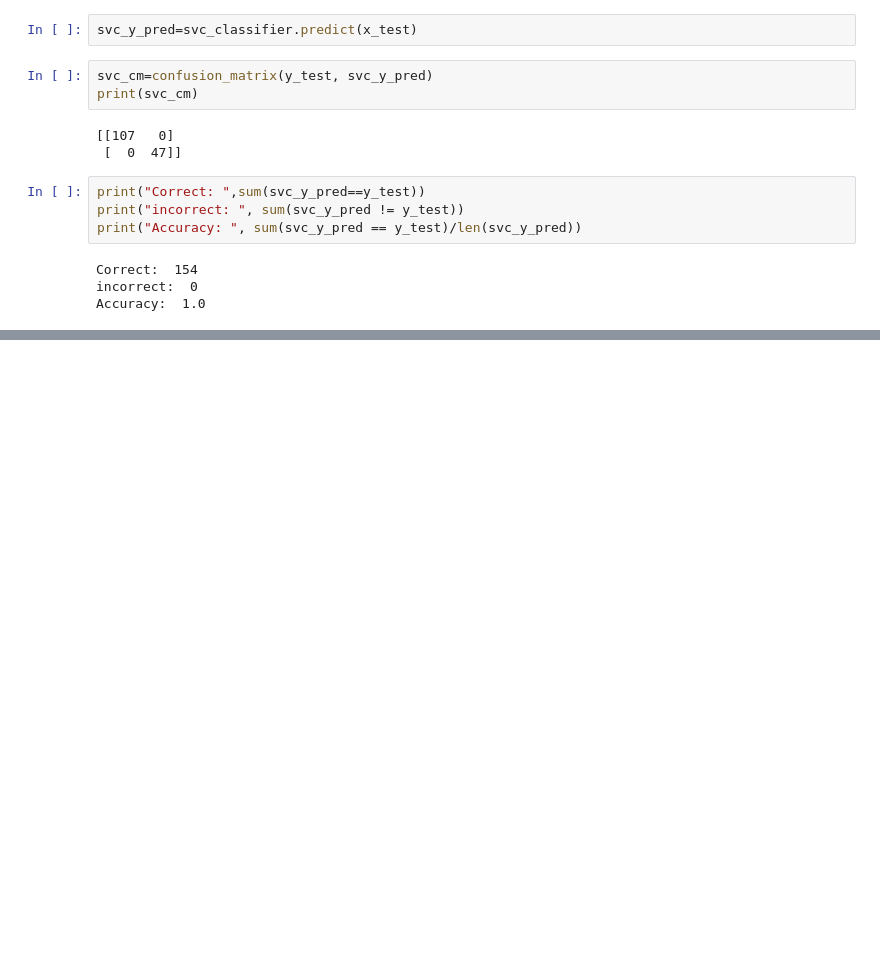
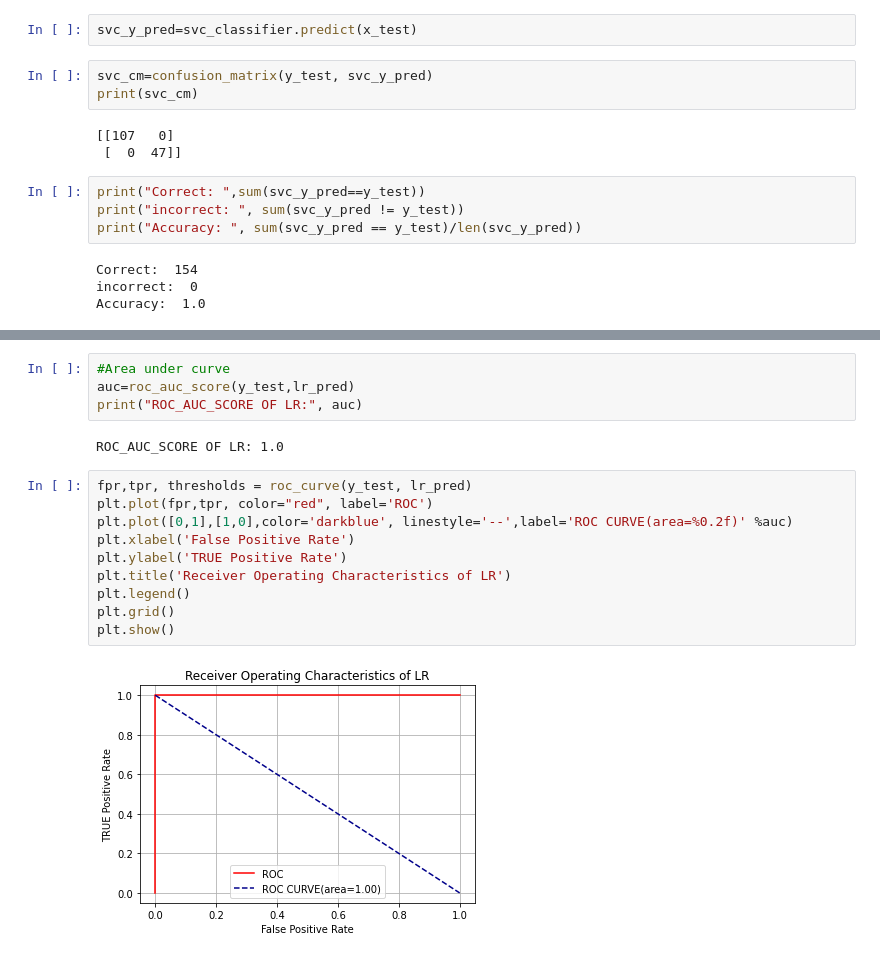
Before and after one commit to uddeshya-23/Ace, a Jupyter notebook: MajorproassignML.ipynb, the cells around one changed output, grey strips where cells are left out. Drawn from its saved outputs; the diff is of its cells as text; blank space fills up the shorter version.

```diff
--- a/MajorproassignML.ipynb
+++ b/MajorproassignML.ipynb
@@ -409,0 +520,18 @@ Accuracy:  1.0
+# %%
+#Area under curve
+auc=roc_auc_score(y_test,lr_pred)
+print("ROC_AUC_SCORE OF LR:", auc)
+# %% [output]
+ROC_AUC_SCORE OF LR: 1.0
+# %%
+fpr,tpr, thresholds = roc_curve(y_test, lr_pred)
+plt.plot(fpr,tpr, color="red", label='ROC')
+plt.plot([0,1],[1,0],color='darkblue', linestyle='--',label='ROC CURVE(area=%0.2f)' %auc)
+plt.xlabel('False Positive Rate')
+plt.ylabel('TRUE Positive Rate')
+plt.title('Receiver Operating Characteristics of LR')
+plt.legend()
+plt.grid()
+plt.show()
+# %% [output]
+[figure, added]
```
Also changed, not shown: parts of 17 cells of this notebook.
